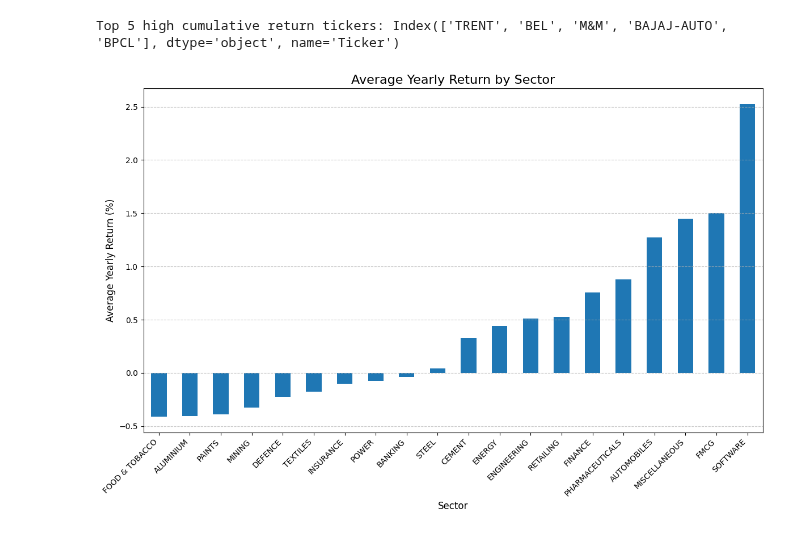
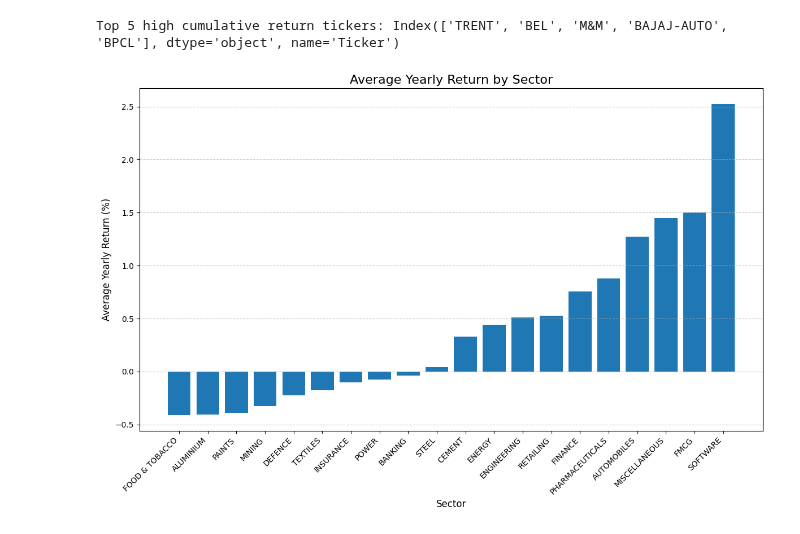
Before and after one commit to viswakimi/Data-Driven-Stock-Analysis, a Jupyter notebook: Stock_Analysis1.ipynb, the cells around one changed output. Cells and saved outputs as stored; diff of their text form; code cells hidden in the pictures.

Commit message:
final.sector

```diff
--- a/Stock_Analysis1.ipynb
+++ b/Stock_Analysis1.ipynb
@@ -202,34 +190,34 @@ combined_data = pd.read_csv('D:/projects/stock/output/combined.csv')
 sector_data['Symbol'] = sector_data['Symbol'].str.split(': ').str[-1]
 
 merged_data = combined_data.merge(sector_data, left_on='Ticker', right_on='Symbol', how='left')
 
 merged_data['date'] = pd.to_datetime(merged_data['date'])
 
 merged_data['year'] = merged_data['date'].dt.year
 
 # yearly returns for each stock
 yearly_returns = (
     merged_data.groupby(['Ticker', 'sector', 'year'])['close']
     .last()
     .pct_change()
     .dropna()
     .reset_index(name='yearly_return')
 )
 
 sector_avg_returns = yearly_returns.groupby('sector')['yearly_return'].mean().sort_values()
 
 plt.figure(figsize=(12, 8))
-sector_avg_returns.plot(kind='bar')
+plt.bar(sector_avg_returns.index, sector_avg_returns.values)
 
 plt.title('Average Yearly Return by Sector', fontsize=16)
 plt.xlabel('Sector', fontsize=12)
 plt.ylabel('Average Yearly Return (%)', fontsize=12)
 plt.xticks(rotation=45, ha='right', fontsize=10)
 plt.grid(axis='y', linestyle='--', alpha=0.7)
 plt.tight_layout()
 plt.savefig('sector_performance.png')
 plt.show()
 # %% [output]
-[figure, old version]
+[figure, new version]
 # %%
 merged_data.to_csv('merged_dataset1.csv', index=False)
```
Also changed, not shown: parts of 1 cell of this notebook, 1 other file.
